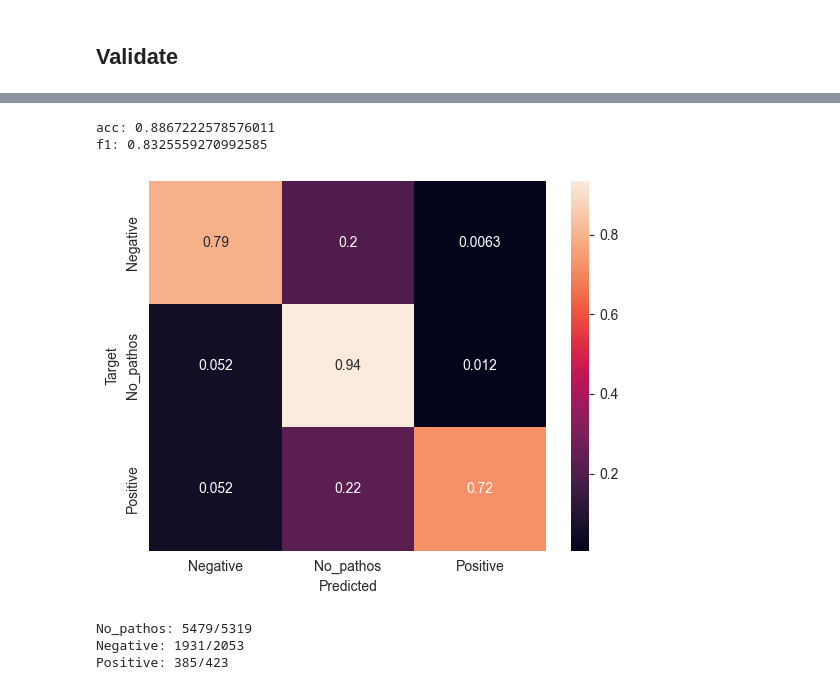
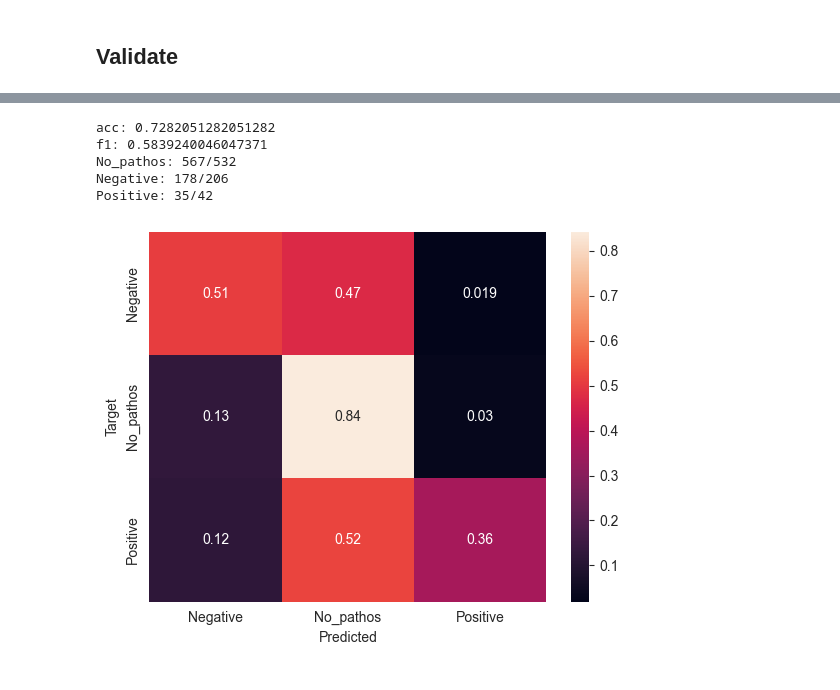
Before and after one commit to japarty/looptune, a Jupyter notebook: Finetuning with Trainer - looped.ipynb, the cells around one changed output, grey strips where cells are left out. Saved outputs shown, nothing was run; the diff lists cells and outputs as text; code cells hidden in the pictures.

```diff
--- a/Finetuning with Trainer - looped.ipynb
+++ b/Finetuning with Trainer - looped.ipynb
@@ -307,33 +320,39 @@ KeyboardInterrupt:
 # %%
 # Load PolarIs-Pathos to df
 # source: https://github.com/kaatkaa/PolarIs-Corpora/blob/main/PolarIs-Full-Corpus/PolarIs-Full-Corpus-Pathos/PolarIs-Pathos.xlsx
 if colab:
     from google.colab import drive
     drive.mount('/content/drive')
     data_path = 'drive/MyDrive/master_lm/PolarIs-Pathos.xlsx'
 else:
     data_path = 'data/PolarIs-Pathos.xlsx'
 
 df = pd.read_excel(data_path)
 df['label'] = df[['No_pathos', 'Positive', 'Negative']].idxmax(axis=1)
 df = df.rename(columns={'Sentence':'sentence'})
 
 checkpoint_path = 'output/models/michellejieli/emotion_text_classifier_2024-04-11_09-02/checkpoints/checkpoint-15590'
 # checkpoint_path = 'output/models/michellejieli/emotion_text_classifier_2024-04-11_09-02'
-predicted, val_labels = validate_from_row(checkpoint_path, df)
 
-print(f'No_pathos: {len([i for i in predicted if i=='No_pathos'])}/{len([i for i in val_labels if i=='No_pathos'])}')
-print(f'Negative: {len([i for i in predicted if i=='Negative'])}/{len([i for i in val_labels if i=='Negative'])}')
-print(f'Positive: {len([i for i in predicted if i=='Positive'])}/{len([i for i in val_labels if i=='Positive'])}')
+val_row = get_log_for_val(checkpoint_path)
+val_row['split'] = tuple([float(i) for i in val_row['split'][1:-1].split(', ')])
+
+dataset, target_map, reversed_target_map = csv_to_ds(data_path, val_row['binary'], val_row['split'])
+predicted_labels, true_labels = validate(val_row, dataset)
+val_metrics(predicted_labels, true_labels, target_map)
+
+
+print(f'No_pathos: {len([i for i in predicted_labels if i=='No_pathos'])}/{len([i for i in true_labels if i=='No_pathos'])}')
+print(f'Negative: {len([i for i in predicted_labels if i=='Negative'])}/{len([i for i in true_labels if i=='Negative'])}')
+print(f'Positive: {len([i for i in predicted_labels if i=='Positive'])}/{len([i for i in true_labels if i=='Positive'])}')
 # %% [output]
-acc: 0.8867222578576011
-f1: 0.8325559270992585
+acc: 0.7282051282051282
+f1: 0.5839240046047371
+No_pathos: 567/532
+Negative: 178/206
+Positive: 35/42
-[figure, old version]
+[figure, new version]
 # %%
-print(f'No_pathos: {len([i for i in predicted if i=='No_pathos'])}/{len([i for i in val_labels if i=='No_pathos'])}')
-print(f'Negative: {len([i for i in predicted if i=='Negative'])}/{len([i for i in val_labels if i=='Negative'])}')
-print(f'Positive: {len([i for i in predicted if i=='Positive'])}/{len([i for i in val_labels if i=='Positive'])}')
+print(f'No_pathos: {len([i for i in predicted if i=='No_pathos'])}/{len([i for i in true_labels if i=='No_pathos'])}')
+print(f'Negative: {len([i for i in predicted if i=='Negative'])}/{len([i for i in true_labels if i=='Negative'])}')
+print(f'Positive: {len([i for i in predicted if i=='Positive'])}/{len([i for i in true_labels if i=='Positive'])}')
-# %% [output]
-No_pathos: 5479/5319
-Negative: 1931/2053
-Positive: 385/423
```
Also changed, not shown: parts of 7 cells of this notebook, 1 other file.
